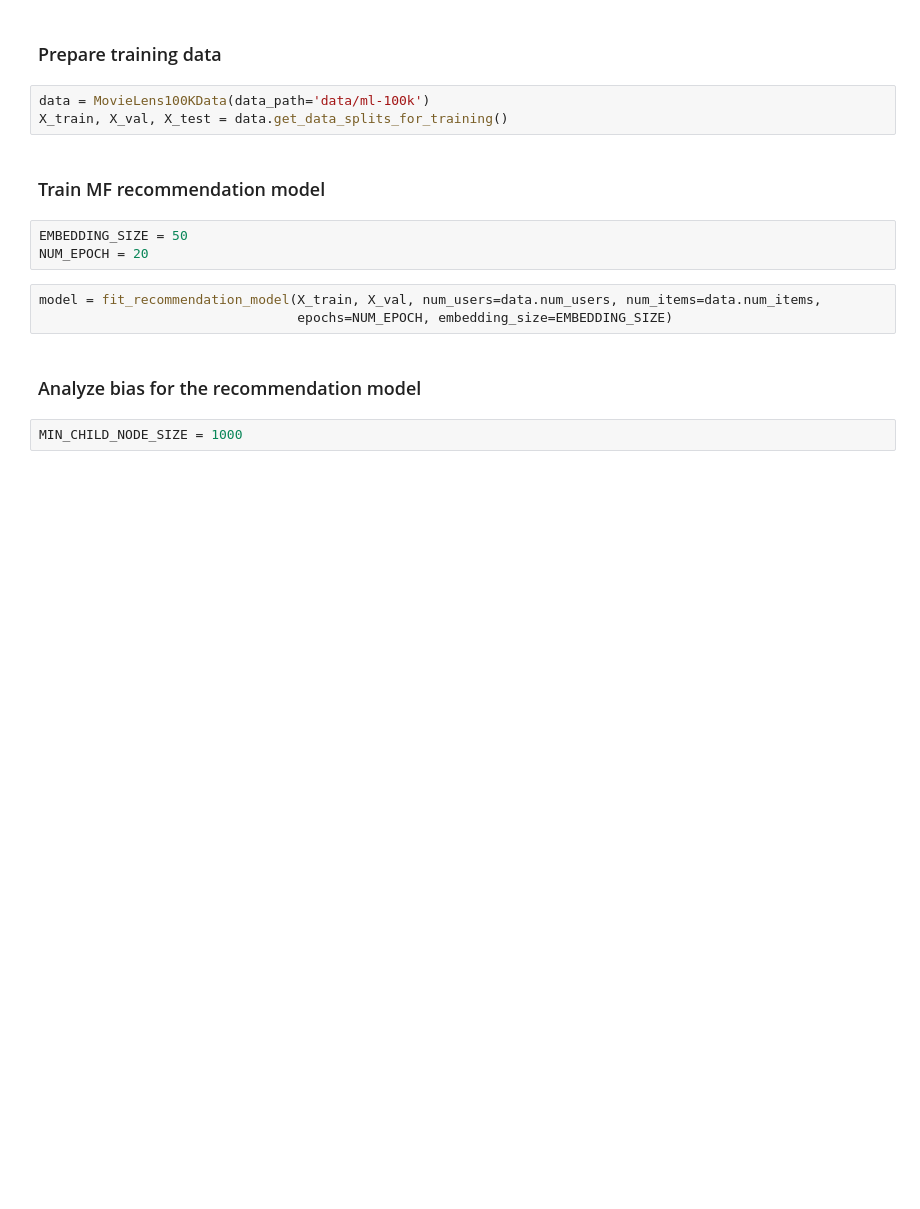
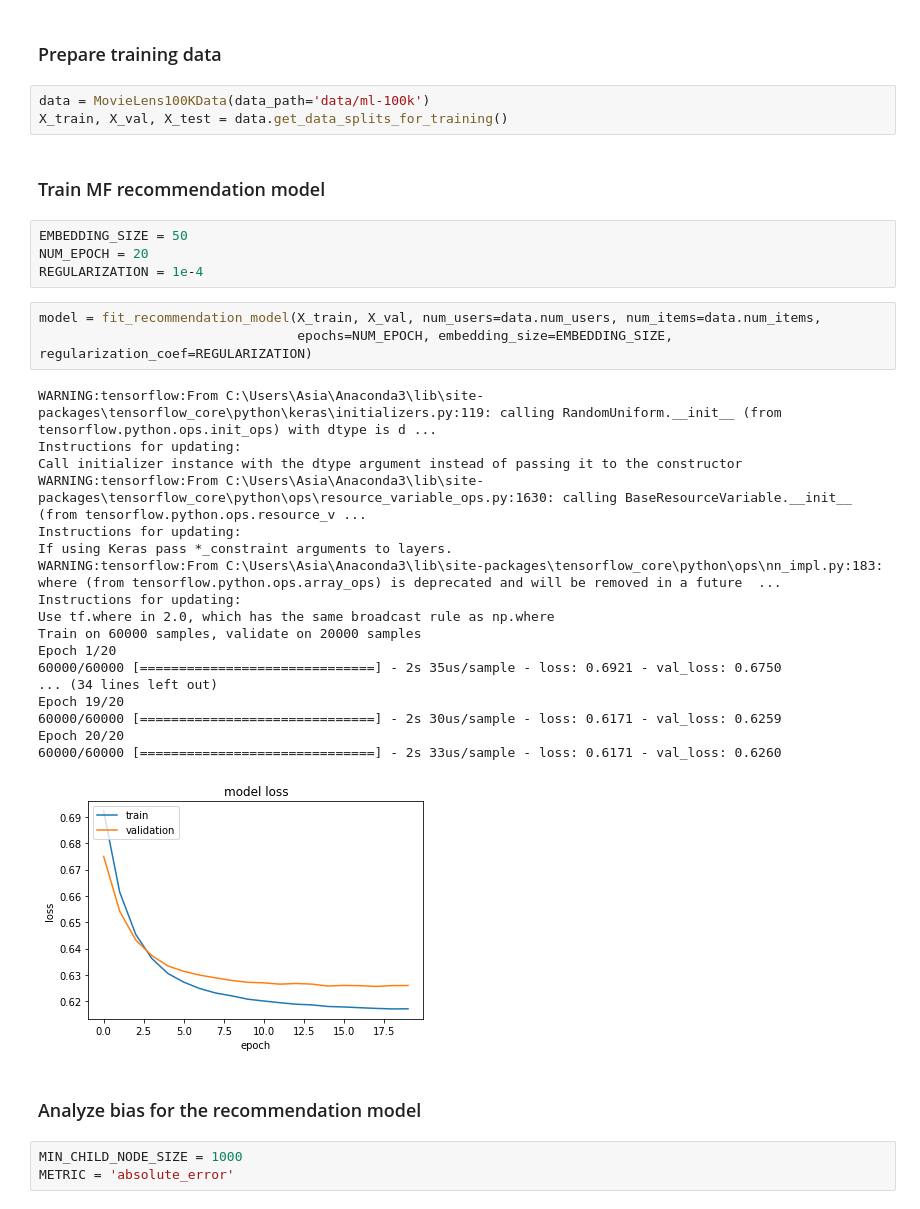
Before and after one commit to JoannaMisztalRadecka/recommendation-bias-detection, a Jupyter notebook: Bias detection for Matrix Factorization.ipynb, the cells around one changed output. Cells and saved outputs as stored; diff of their text form; blank space fills up the shorter version.

Commit message:
added regularization parameter, notebook descriptions

```diff
--- a/Bias detection for Matrix Factorization.ipynb
+++ b/Bias detection for Matrix Factorization.ipynb
@@ -12,12 +12,33 @@ X_train, X_val, X_test = data.get_data_splits_for_training()
 # %%
 EMBEDDING_SIZE = 50
 NUM_EPOCH = 20
+REGULARIZATION = 1e-4
 # %%
 model = fit_recommendation_model(X_train, X_val, num_users=data.num_users, num_items=data.num_items,
-                                 epochs=NUM_EPOCH, embedding_size=EMBEDDING_SIZE)
+                                 epochs=NUM_EPOCH, embedding_size=EMBEDDING_SIZE, regularization_coef=REGULARIZATION)
+# %% [output]
+WARNING:tensorflow:From C:\Users\Asia\Anaconda3\lib\site-packages\tensorflow_core\python\keras\initializers.py:119: calling RandomUniform.__init__ (from tensorflow.python.ops.init_ops) with dtype is d ...
+Instructions for updating:
+Call initializer instance with the dtype argument instead of passing it to the constructor
+WARNING:tensorflow:From C:\Users\Asia\Anaconda3\lib\site-packages\tensorflow_core\python\ops\resource_variable_ops.py:1630: calling BaseResourceVariable.__init__ (from tensorflow.python.ops.resource_v ...
+Instructions for updating:
+If using Keras pass *_constraint arguments to layers.
+WARNING:tensorflow:From C:\Users\Asia\Anaconda3\lib\site-packages\tensorflow_core\python\ops\nn_impl.py:183: where (from tensorflow.python.ops.array_ops) is deprecated and will be removed in a future  ...
+Instructions for updating:
+Use tf.where in 2.0, which has the same broadcast rule as np.where
+Train on 60000 samples, validate on 20000 samples
+Epoch 1/20
+60000/60000 [==============================] - 2s 35us/sample - loss: 0.6921 - val_loss: 0.6750
+... (34 lines left out)
+Epoch 19/20
+60000/60000 [==============================] - 2s 30us/sample - loss: 0.6171 - val_loss: 0.6259
+Epoch 20/20
+60000/60000 [==============================] - 2s 33us/sample - loss: 0.6171 - val_loss: 0.6260
+[figure, added]
 # %% [markdown]
 ### Analyze bias for the recommendation model
 # %%
 MIN_CHILD_NODE_SIZE = 1000
+METRIC = 'absolute_error'
 # %%
 bias_tree_test = get_metric_bias_tree_for_model(model, X_test, data.attributes_dict,
```
Also changed, not shown: parts of 9 cells of this notebook, 2 other files.
